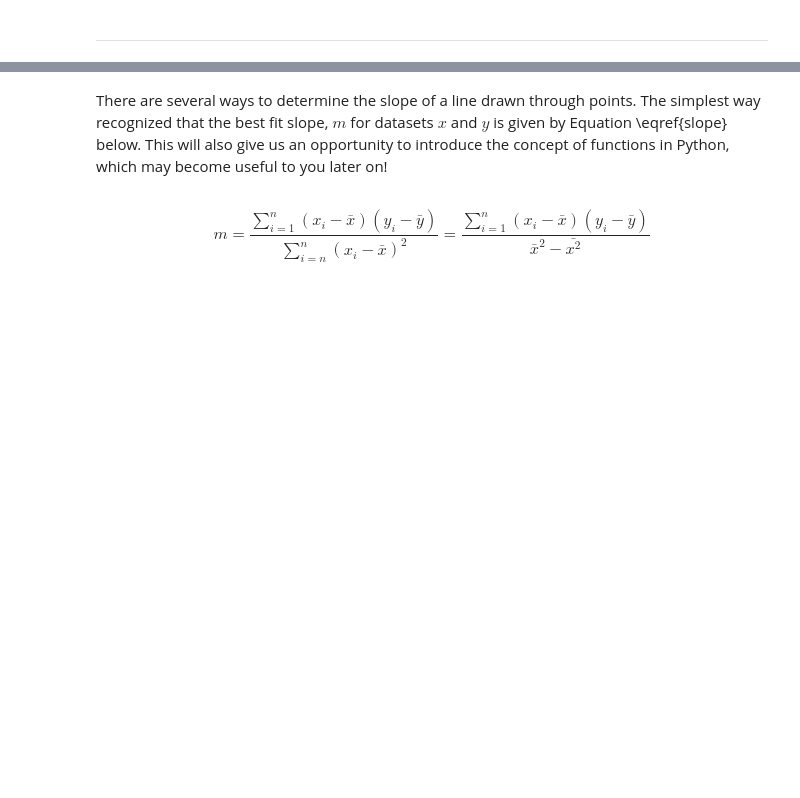
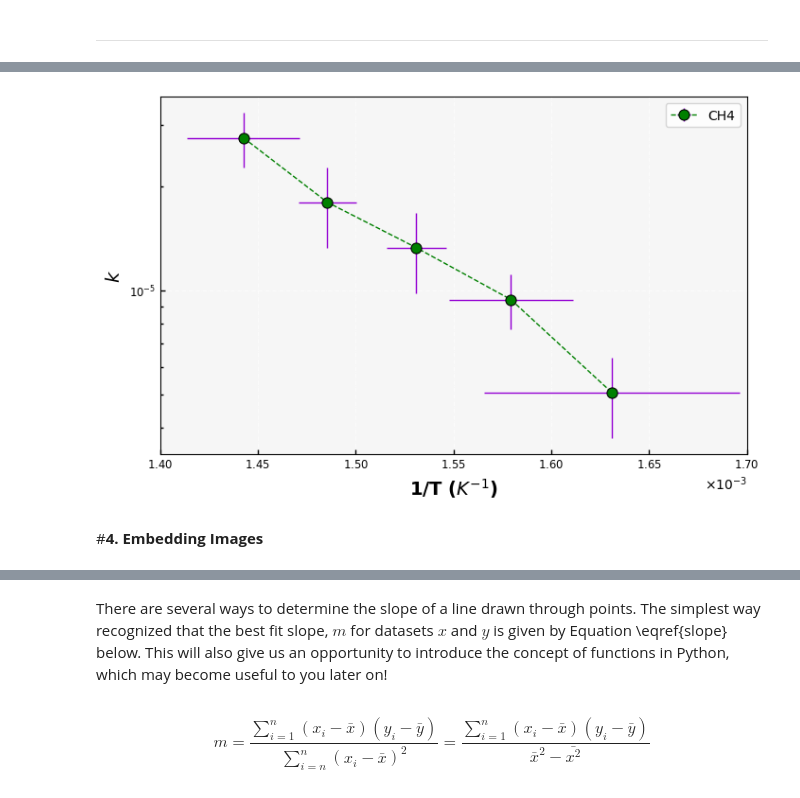
Before and after one commit to cbe410/python-data-analysis, a Jupyter notebook: CBE410_Python_Data_Analysis_Intro.ipynb, the cells around one changed output, grey strips where cells are left out. Drawn from its saved outputs; the diff is of its cells as text; code cells hidden in the pictures; blank space fills up the shorter version.

```diff
--- a/CBE410_Python_Data_Analysis_Intro.ipynb
+++ b/CBE410_Python_Data_Analysis_Intro.ipynb
@@ -394 +390,43 @@ plt.show()
+# %%
+xdata = 1/(np.array(T)+273.15)
+ydata = np.array(k)
+# Generate a random number between emin and emax pct of the value of the data point as the error
+# Different sizes of error are used just to make something visually meaningful - as we are
+#working on a log scale with inverse T on linear scale. A bit kludgy, but does the job!
+emin_xdata = 1.5
+emax_xdata = 5
+emin_ydata = 5
+emax_ydata = 30
+x_err = (np.random.randint(emin_xdata,emax_xdata, size=len(xdata))/100)*xdata
+y_err = (np.random.randint(emin_ydata,emax_ydata, size=len(ydata))/100)*ydata
+# %%
+fig4, ax = plt.subplots(num=4,figsize=(8,5),dpi=100, facecolor='w', edgecolor='k')
+ax.patch.set_facecolor('#dfdfdf')
+ax.patch.set_alpha(0.25)
+
+ylower = np.maximum(1e-6, ydata - y_err)
+#If the difference is less than 1e-6 (i.e. potentially negative), take 1e-6 as the lower bound for the lower error bar
+y_err_lower = ydata - ylower
+y_err_upper = y_err
+
+ax.set_yscale('log')
+ax.errorbar(xdata, ydata, yerr=[y_err_lower, y_err_upper], xerr=x_err,\
+            marker="o",markerfacecolor="g",markeredgecolor='k',markersize=8,markeredgewidth=0.8,\
+             linestyle='--',color='g',linewidth=1,fmt='', ecolor='darkviolet', capthick=1,label=sample_name)
+
+
+ax.tick_params(direction='in',labelcolor='k', labelsize='small', width=1, which='both')
+#ax3.xaxis.set_tick_params(direction='in', which='both') #For setting tick direction in for major and minor ticks on x-axis only
+ax.grid(True, color='w',linestyle='-.',linewidth=0.5)
+ax.set_xlabel('1/T ($K^{-1}$)',FontSize=14,FontWeight='bold')
+ax.set_ylabel('$k$',FontSize=14,FontWeight='bold')
+ax.legend(loc="best")
+ax.ticklabel_format(axis='x',style='scientific',scilimits=(0,0),useMathText=True)
+ax.set_xlim(1.4E-3,1.7E-3)
+#ax.set_ylim(2E-8,1E-4)
+plt.show()
+# %% [output]
+[figure, added]
+# %% [markdown]
+#**4. Embedding Images**
 # %% [markdown]
```
Also changed, not shown: parts of 22 cells of this notebook.
